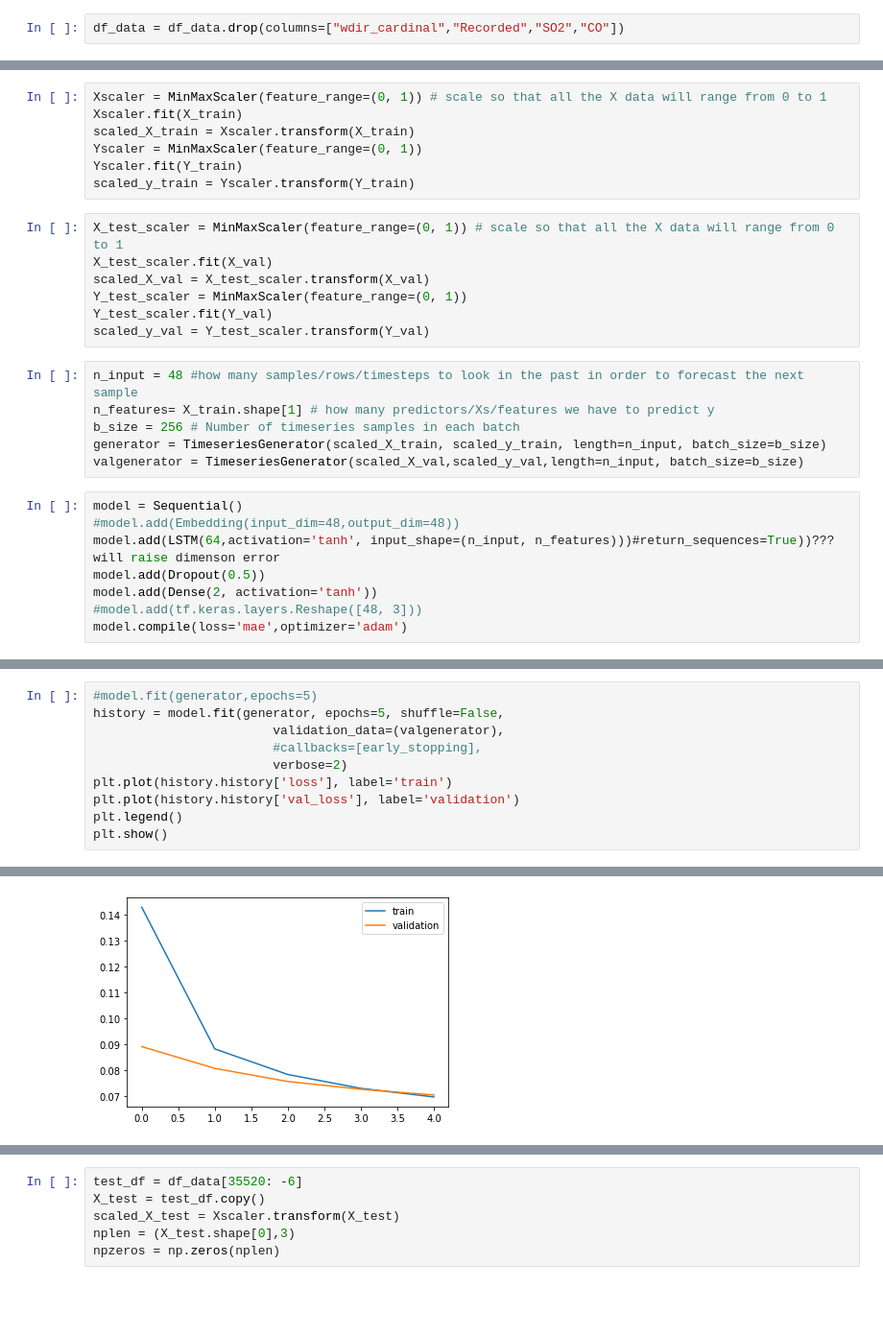
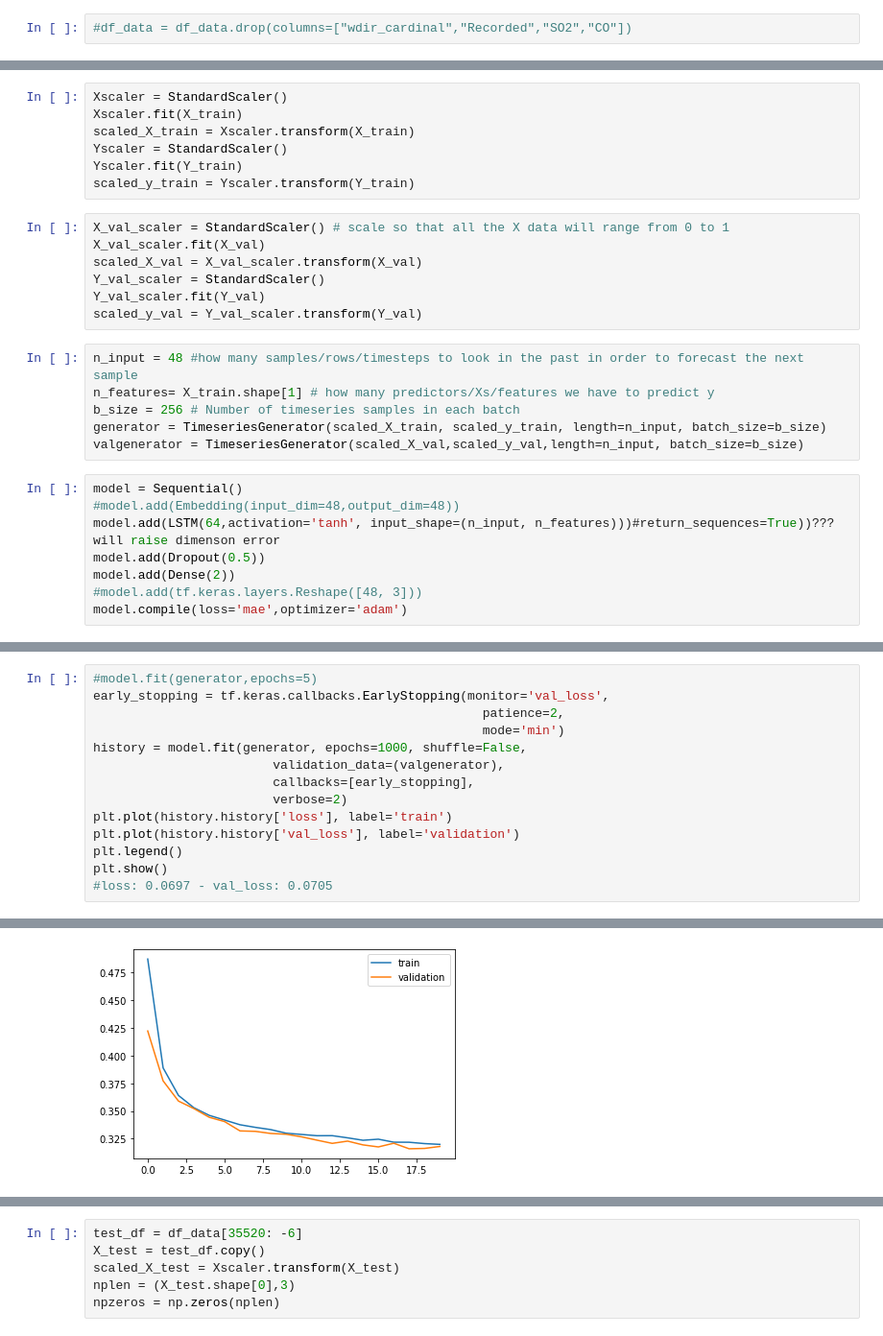
Before and after one commit to Wrafttex/BachelorProject, a Jupyter notebook: 4_Training_LSTM_Model_Gade.ipynb, the cells around one changed output, grey strips where cells are left out. Shown: that part at 96% size. Saved outputs shown, nothing was run; the diff lists cells and outputs as text; blank space fills up the shorter version.

```diff
--- a/4_Training_LSTM_Model_Gade.ipynb
+++ b/4_Training_LSTM_Model_Gade.ipynb
@@ -22,2 +27,2 @@ df_data['Hour'] = pd.to_datetime(df_data['Recorded']).dt.hour
 # %%
-df_data = df_data.drop(columns=["wdir_cardinal","Recorded","SO2","CO"])
+#df_data = df_data.drop(columns=["wdir_cardinal","Recorded","SO2","CO"])
@@ -34,19 +45,19 @@ X_val = val_df[0:-1].copy()
 Y_val = val_df[["NO2","NOx"]].copy()
 Y_val = Y_val[1:]
 # %%
-Xscaler = MinMaxScaler(feature_range=(0, 1)) # scale so that all the X data will range from 0 to 1
+Xscaler = StandardScaler()
 Xscaler.fit(X_train)
 scaled_X_train = Xscaler.transform(X_train)
-Yscaler = MinMaxScaler(feature_range=(0, 1))
+Yscaler = StandardScaler()
 Yscaler.fit(Y_train)
 scaled_y_train = Yscaler.transform(Y_train)
 # %%
-X_test_scaler = MinMaxScaler(feature_range=(0, 1)) # scale so that all the X data will range from 0 to 1
-X_test_scaler.fit(X_val)
-scaled_X_val = X_test_scaler.transform(X_val)
-Y_test_scaler = MinMaxScaler(feature_range=(0, 1))
-Y_test_scaler.fit(Y_val)
-scaled_y_val = Y_test_scaler.transform(Y_val)
+X_val_scaler = StandardScaler() # scale so that all the X data will range from 0 to 1
+X_val_scaler.fit(X_val)
+scaled_X_val = X_val_scaler.transform(X_val)
+Y_val_scaler = StandardScaler()
+Y_val_scaler.fit(Y_val)
+scaled_y_val = Y_val_scaler.transform(Y_val)
 # %%
 n_input = 48 #how many samples/rows/timesteps to look in the past in order to forecast the next sample
 n_features= X_train.shape[1] # how many predictors/Xs/features we have to predict y
@@ -58,7 +69,7 @@ model = Sequential()
 #model.add(Embedding(input_dim=48,output_dim=48))
 model.add(LSTM(64,activation='tanh', input_shape=(n_input, n_features)))#return_sequences=True))???will raise dimenson error
 model.add(Dropout(0.5))
-model.add(Dense(2, activation='tanh'))
+model.add(Dense(2))
 #model.add(tf.keras.layers.Reshape([48, 3]))
 model.compile(loss='mae',optimizer='adam')
 # %%
@@ -81,12 +92,16 @@ Non-trainable params: 0
 _________________________________________________________________
 # %%
 #model.fit(generator,epochs=5)
-history = model.fit(generator, epochs=5, shuffle=False,
+early_stopping = tf.keras.callbacks.EarlyStopping(monitor='val_loss',
+                                                    patience=2,
+                                                    mode='min')
+history = model.fit(generator, epochs=1000, shuffle=False,
                         validation_data=(valgenerator),
-                        #callbacks=[early_stopping],
+                        callbacks=[early_stopping],
                         verbose=2)
 plt.plot(history.history['loss'], label='train')
 plt.plot(history.history['val_loss'], label='validation')
 plt.legend()
 plt.show()
+#loss: 0.0697 - val_loss: 0.0705
 # %% [output]
@@ -103,3 +125,3 @@ Epoch 5/5
-[figure, old version]
+[figure, new version]
 # %%
 prediction_scale = model.predict(valgenerator)
```
Also changed, not shown: parts of 9 cells of this notebook, 1 other file.
